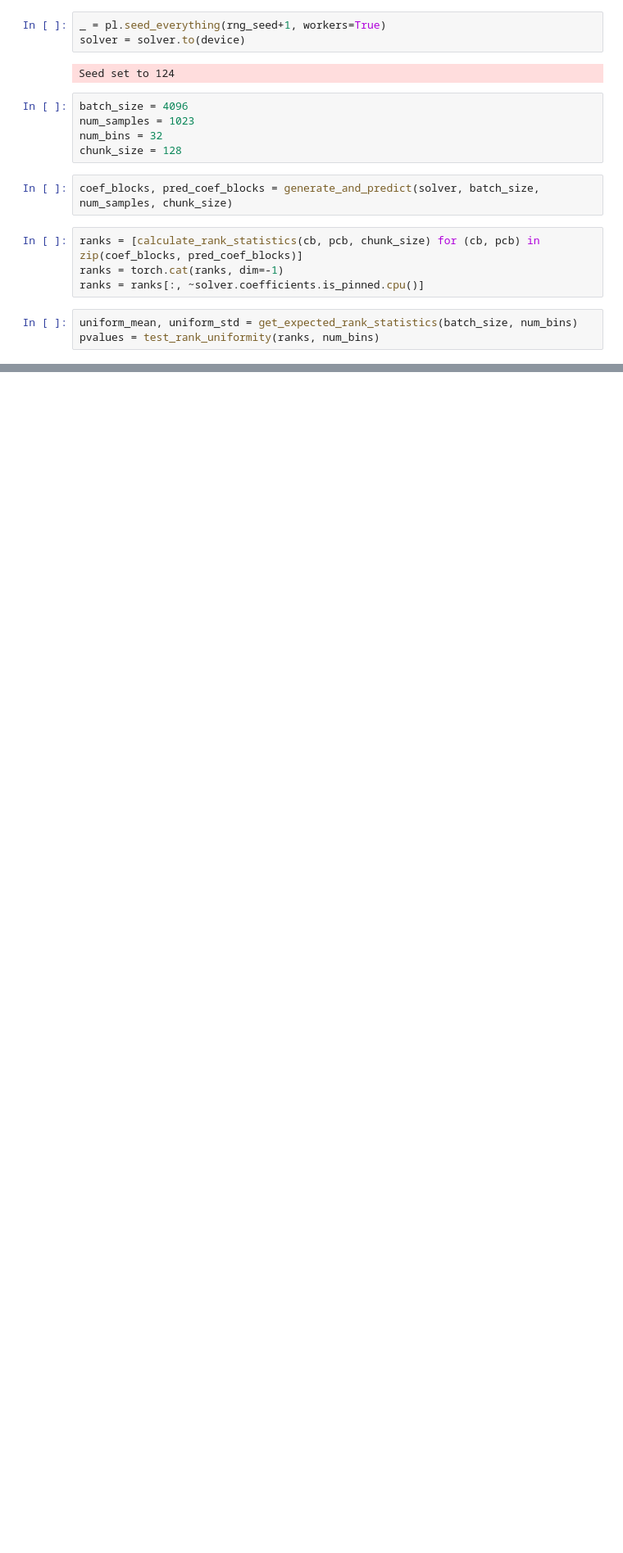
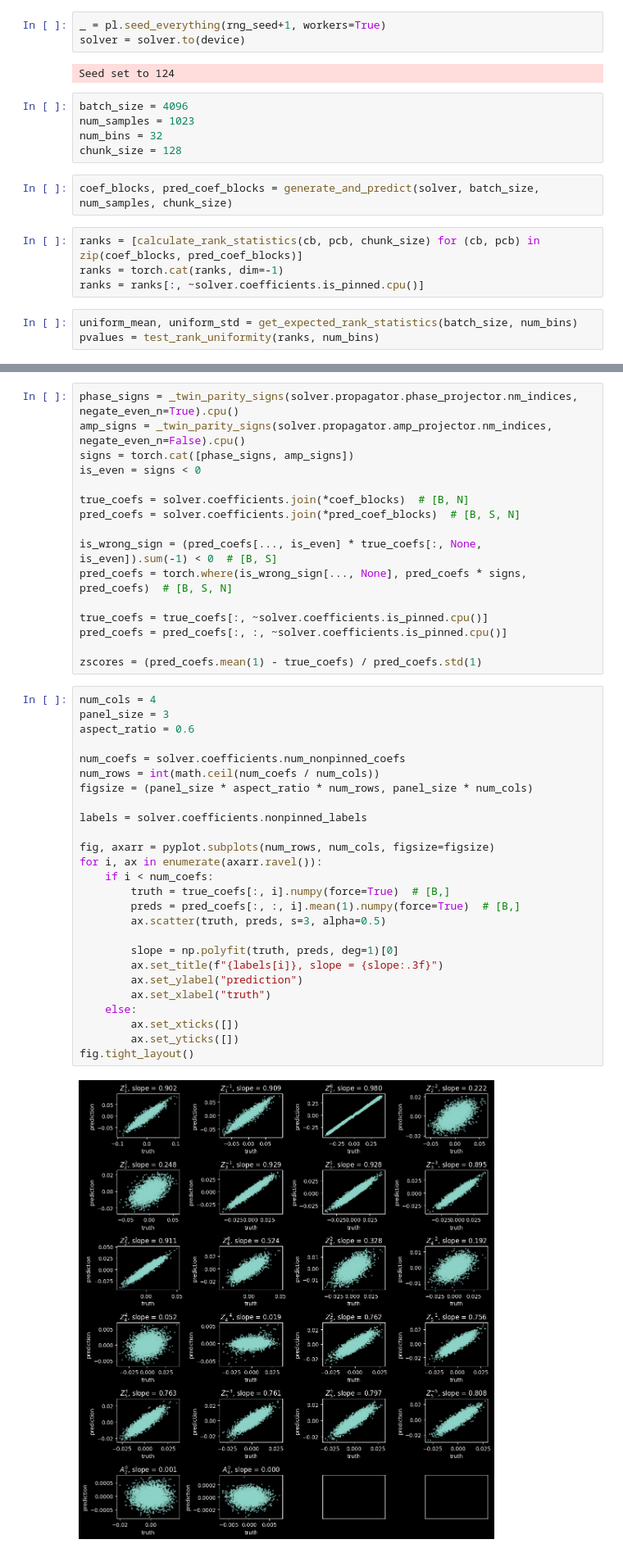
Before and after one commit to walterfu1064/cynosure, a Jupyter notebook: examples/information_theory/example_3c.ipynb, the cells around one changed output, grey strips where cells are left out. Shown at 82% size. Saved outputs shown, nothing was run; the diff lists cells and outputs as text; blank space fills up the shorter version.

Commit message:
WIP - plot truth vs preds to interpret SBC results

```diff
--- a/examples/information_theory/example_3c.ipynb
+++ b/examples/information_theory/example_3c.ipynb
@@ -154,0 +158,44 @@ fig.tight_layout()
+# %%
+phase_signs = _twin_parity_signs(solver.propagator.phase_projector.nm_indices, negate_even_n=True).cpu()
+amp_signs = _twin_parity_signs(solver.propagator.amp_projector.nm_indices, negate_even_n=False).cpu()
+signs = torch.cat([phase_signs, amp_signs])
+is_even = signs < 0
+
+true_coefs = solver.coefficients.join(*coef_blocks)  # [B, N]
+pred_coefs = solver.coefficients.join(*pred_coef_blocks)  # [B, S, N]
+
+is_wrong_sign = (pred_coefs[..., is_even] * true_coefs[:, None, is_even]).sum(-1) < 0  # [B, S]
+pred_coefs = torch.where(is_wrong_sign[..., None], pred_coefs * signs, pred_coefs)  # [B, S, N]
+
+true_coefs = true_coefs[:, ~solver.coefficients.is_pinned.cpu()]
+pred_coefs = pred_coefs[:, :, ~solver.coefficients.is_pinned.cpu()]
+
+zscores = (pred_coefs.mean(1) - true_coefs) / pred_coefs.std(1)
+# %%
+num_cols = 4
+panel_size = 3
+aspect_ratio = 0.6
+
+num_coefs = solver.coefficients.num_nonpinned_coefs
+num_rows = int(math.ceil(num_coefs / num_cols))
+figsize = (panel_size * aspect_ratio * num_rows, panel_size * num_cols)
+
+labels = solver.coefficients.nonpinned_labels
+
+fig, axarr = pyplot.subplots(num_rows, num_cols, figsize=figsize)
+for i, ax in enumerate(axarr.ravel()):
+    if i < num_coefs:
+        truth = true_coefs[:, i].numpy(force=True)  # [B,]
+        preds = pred_coefs[:, :, i].mean(1).numpy(force=True)  # [B,]
+        ax.scatter(truth, preds, s=3, alpha=0.5)
+
+        slope = np.polyfit(truth, preds, deg=1)[0]
+        ax.set_title(f"{labels[i]}, slope = {slope:.3f}")
+        ax.set_ylabel("prediction")
+        ax.set_xlabel("truth")
+    else:
+        ax.set_xticks([])
+        ax.set_yticks([])
+fig.tight_layout()
+# %% [output]
+[figure, added]
```
Also changed, not shown: parts of 4 cells of this notebook.
